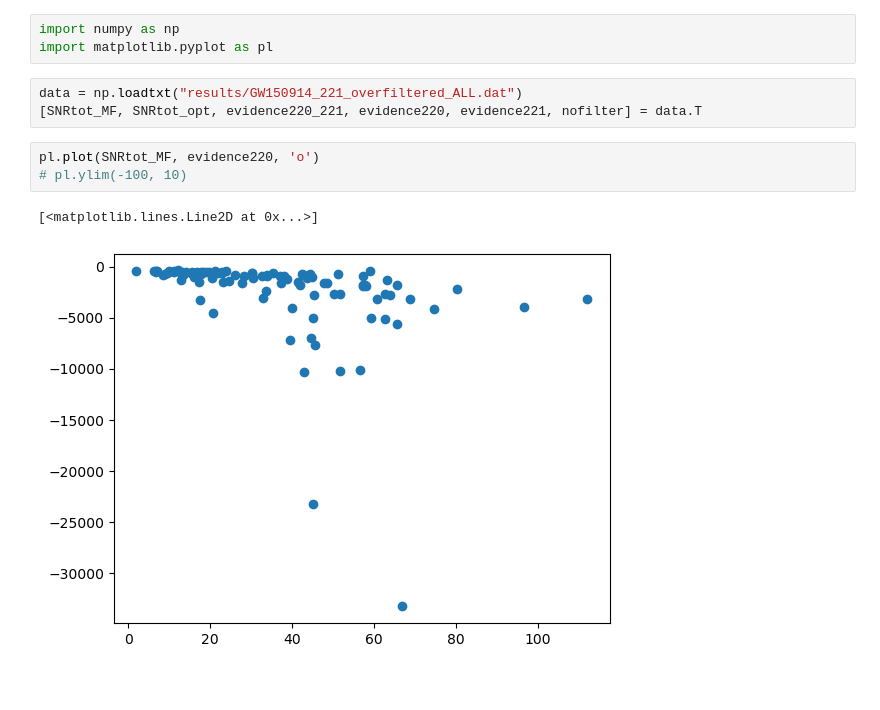
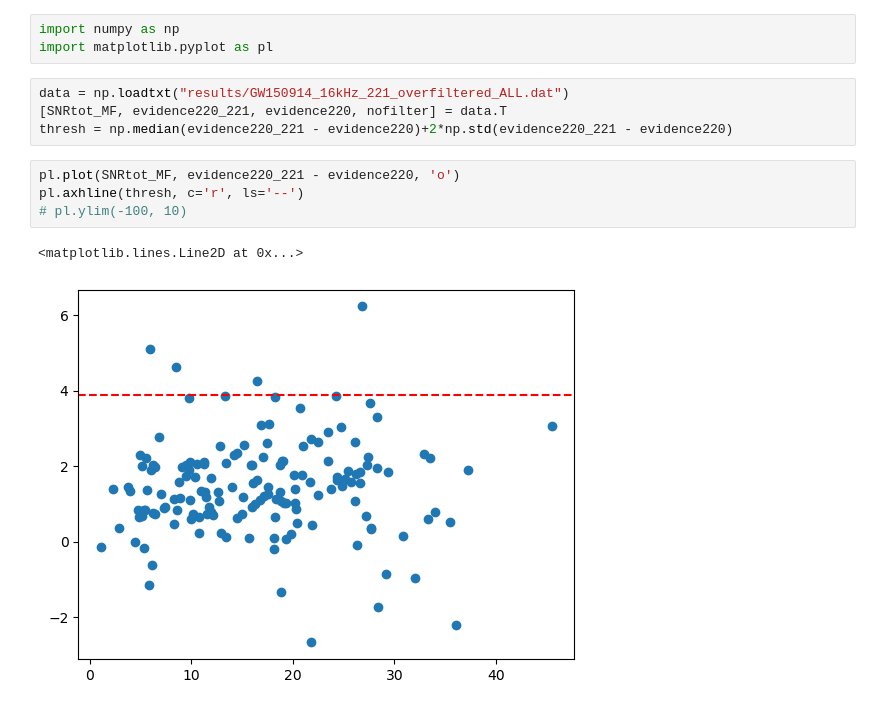
Before and after one commit to Lu-Neil/qnm_filter, a Jupyter notebook: code_demo/BF_hist/GW150914-like/overfiltered/GW150914_overfiltered_results.ipynb, the cells around one changed output. Saved outputs shown, nothing was run; the diff lists cells and outputs as text.

Commit message:
Cluster results for GW150914-like

```diff
--- a/code_demo/BF_hist/GW150914-like/overfiltered/GW150914_overfiltered_results.ipynb
+++ b/code_demo/BF_hist/GW150914-like/overfiltered/GW150914_overfiltered_results.ipynb
@@ -2,11 +2,13 @@
 import numpy as np
 import matplotlib.pyplot as pl
 # %%
-data = np.loadtxt("results/GW150914_221_overfiltered_ALL.dat")
-[SNRtot_MF, SNRtot_opt, evidence220_221, evidence220, evidence221, nofilter] = data.T
+data = np.loadtxt("results/GW150914_16kHz_221_overfiltered_ALL.dat")
+[SNRtot_MF, evidence220_221, evidence220, nofilter] = data.T
+thresh = np.median(evidence220_221 - evidence220)+2*np.std(evidence220_221 - evidence220)
 # %%
-pl.plot(SNRtot_MF, evidence220, 'o')
+pl.plot(SNRtot_MF, evidence220_221 - evidence220, 'o')
+pl.axhline(thresh, c='r', ls='--')
 # pl.ylim(-100, 10)
 # %% [output]
-[<matplotlib.lines.Line2D at 0x...>]
+<matplotlib.lines.Line2D at 0x...>
-[figure, old version]
+[figure, new version]
```
Also changed, not shown: parts of 5 cells of this notebook, 8 other files.
